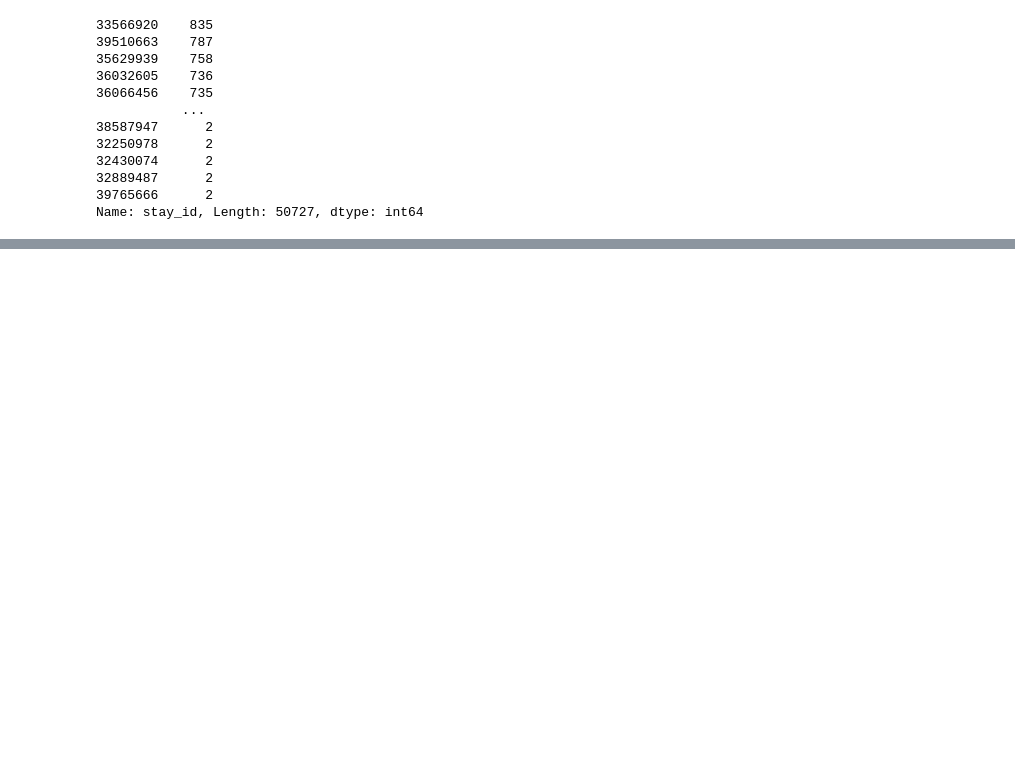
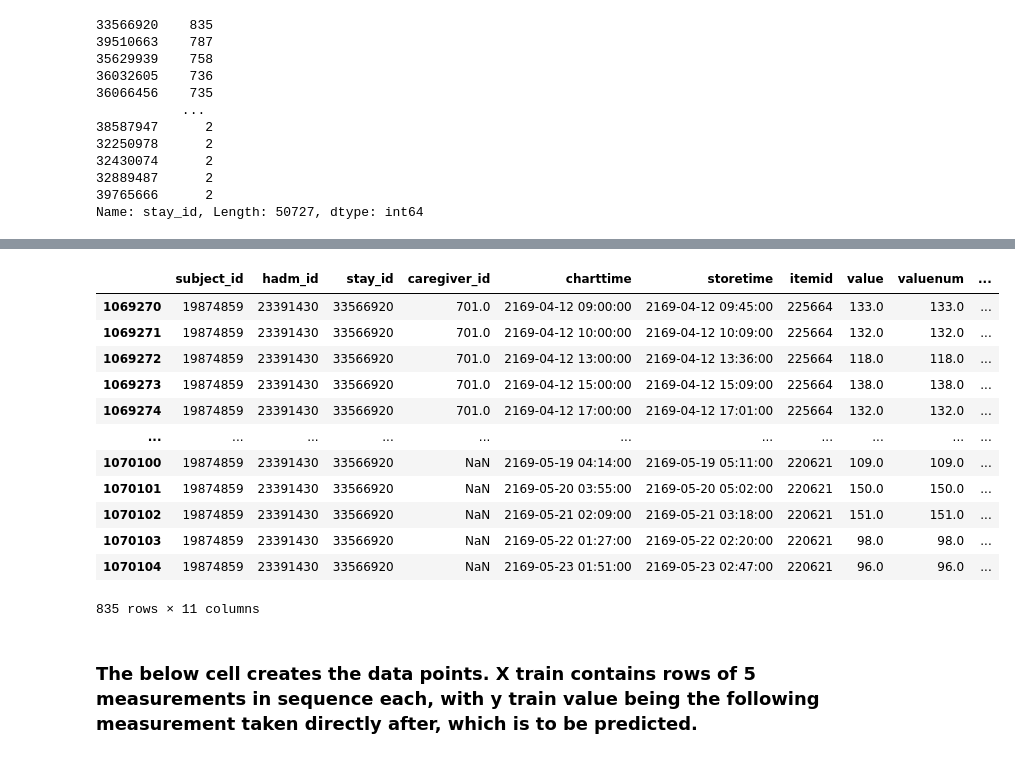
Before and after one commit to Mashal199/DysglycemiaPrediction, a Jupyter notebook: LSTM Model.ipynb, the cells around one changed output, grey strips where cells are left out. Cells and saved outputs as stored; diff of their text form; code cells hidden in the pictures; blank space fills up the shorter version.

```diff
--- a/LSTM Model.ipynb
+++ b/LSTM Model.ipynb
@@ -56,3 +56,14 @@ bg_icu.sort_values(by=['value'], ascending=False).head()
 | 749049 | 14117743 | 27781009 | 36666568 | NaN | 2178-08-25 01:13:00 | 2178-08-27 13:26:00 | 220621 | 999999.0 | 999999.0 | ... |
 | 901817 | 14988347 | 21377296 | 37919600 | NaN | 2138-07-19 06:40:00 | 2138-07-20 15:36:00 | 220621 | 999999.0 | 999999.0 | ... |
 | 1125680 | 16178097 | 27286024 | 31149549 | NaN | 2188-01-16 11:31:00 | 2188-01-17 13:58:00 | 220621 | 999999.0 | 999999.0 | ... |
+# %%
+bg_icu['charttime'] = pd.to_datetime(
+    bg_icu['charttime'],
+    format='%Y-%m-%d %H:%M:%S',   # matches 2180-07-23 21:45:00
+    errors='raise'               # or 'coerce' to turn bad rows into NaT
+)
+bg_icu['storetime'] = pd.to_datetime(
+    bg_icu['storetime'],
+    format='%Y-%m-%d %H:%M:%S',   # matches 2180-07-23 21:45:00
+    errors='raise'               # or 'coerce' to turn bad rows into NaT
+)
@@ -226,3 +377,21 @@ df_train[df_train['stay_id']==39765666]
+# %%
+df_train.reset_index(drop=True)[df_train.reset_index(drop=True)['stay_id']==33566920]
+# %% [output]
+|  | subject_id | hadm_id | stay_id | caregiver_id | charttime | storetime | itemid | value | valuenum | ... |
+| 1069270 | 19874859 | 23391430 | 33566920 | 701.0 | 2169-04-12 09:00:00 | 2169-04-12 09:45:00 | 225664 | 133.0 | 133.0 | ... |
+| 1069271 | 19874859 | 23391430 | 33566920 | 701.0 | 2169-04-12 10:00:00 | 2169-04-12 10:09:00 | 225664 | 132.0 | 132.0 | ... |
+| 1069272 | 19874859 | 23391430 | 33566920 | 701.0 | 2169-04-12 13:00:00 | 2169-04-12 13:36:00 | 225664 | 118.0 | 118.0 | ... |
+| 1069273 | 19874859 | 23391430 | 33566920 | 701.0 | 2169-04-12 15:00:00 | 2169-04-12 15:09:00 | 225664 | 138.0 | 138.0 | ... |
+| 1069274 | 19874859 | 23391430 | 33566920 | 701.0 | 2169-04-12 17:00:00 | 2169-04-12 17:01:00 | 225664 | 132.0 | 132.0 | ... |
+| ... | ... | ... | ... | ... | ... | ... | ... | ... | ... | ... |
+| 1070100 | 19874859 | 23391430 | 33566920 | NaN | 2169-05-19 04:14:00 | 2169-05-19 05:11:00 | 220621 | 109.0 | 109.0 | ... |
+| 1070101 | 19874859 | 23391430 | 33566920 | NaN | 2169-05-20 03:55:00 | 2169-05-20 05:02:00 | 220621 | 150.0 | 150.0 | ... |
+| 1070102 | 19874859 | 23391430 | 33566920 | NaN | 2169-05-21 02:09:00 | 2169-05-21 03:18:00 | 220621 | 151.0 | 151.0 | ... |
+| 1070103 | 19874859 | 23391430 | 33566920 | NaN | 2169-05-22 01:27:00 | 2169-05-22 02:20:00 | 220621 | 98.0 | 98.0 | ... |
+| 1070104 | 19874859 | 23391430 | 33566920 | NaN | 2169-05-23 01:51:00 | 2169-05-23 02:47:00 | 220621 | 96.0 | 96.0 | ... |
+835 rows × 11 columns
+# %% [markdown]
+### The below cell creates the data points. X train contains rows of 5 measurements in sequence each, with y train value being the following measurement taken directly after, which is to be predicted.
 # %%
 X_train = []
 y_train = []
```
Also changed, not shown: parts of 23 cells of this notebook.
